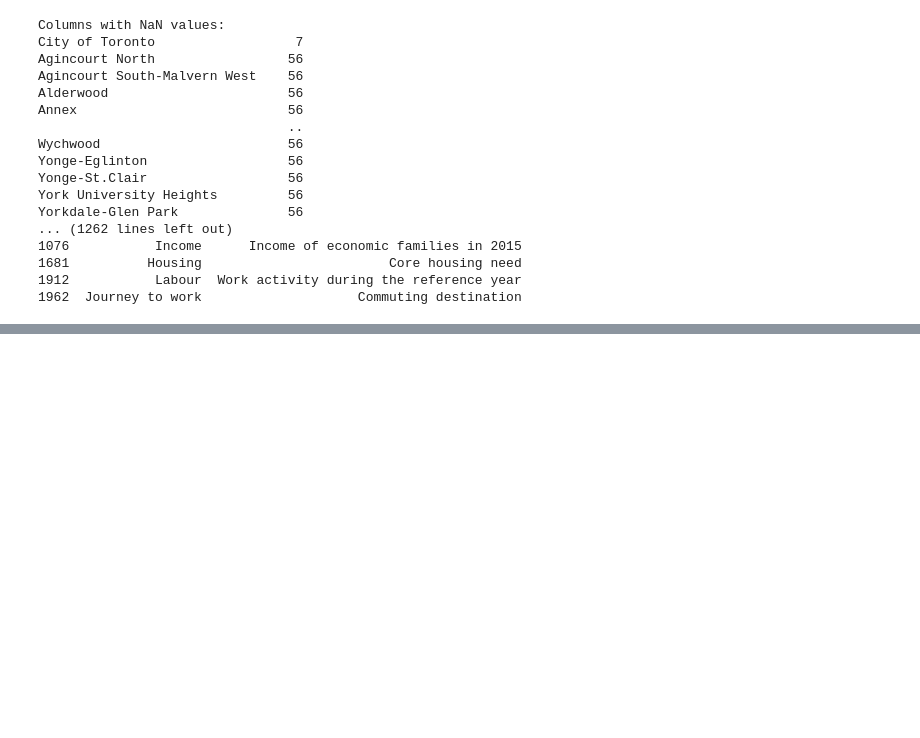
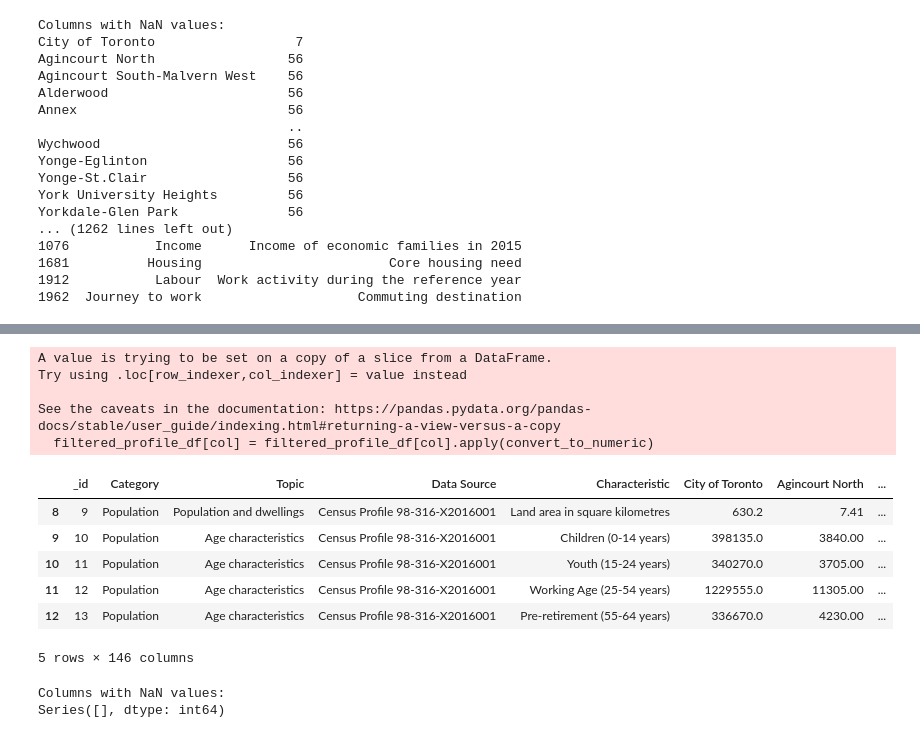
Before and after one commit to mengxi-ream/toronto-lens, a Jupyter notebook: prepare/preprocessing.ipynb, the cells around one changed output, grey strips where cells are left out. Cells and saved outputs as stored; diff of their text form; code cells hidden in the pictures; blank space fills up the shorter version.

```diff
--- a/prepare/preprocessing.ipynb
+++ b/prepare/preprocessing.ipynb
@@ -264,0 +276,53 @@ Yorkdale-Glen Park              56
+# %%
+# 获取需要处理的列（从第6列开始）
+value_columns = filtered_profile_df.columns[5:]
+
+# 定义函数来转换字符串为数值
+def convert_to_numeric(x):
+    if pd.isna(x):  # 处理空值
+        return x
+    # 移除千位分隔符
+    if isinstance(x, str):
+        x = x.replace(',', '')
+    # 转换为float
+    try:
+        return float(x)
+    except:
+        return x
+
+# 应用转换到所有数值列
+for col in value_columns:
+    filtered_profile_df[col] = filtered_profile_df[col].apply(convert_to_numeric)
+
+filtered_profile_df.head()
+# %% [output]
+A value is trying to be set on a copy of a slice from a DataFrame.
+Try using .loc[row_indexer,col_indexer] = value instead
+
+See the caveats in the documentation: https://pandas.pydata.org/pandas-docs/stable/user_guide/indexing.html#returning-a-view-versus-a-copy
+  filtered_profile_df[col] = filtered_profile_df[col].apply(convert_to_numeric)
+|  | _id | Category | Topic | Data Source | Characteristic | City of Toronto | Agincourt North | ... |
+| 8 | 9 | Population | Population and dwellings | Census Profile 98-316-X2016001 | Land area in square kilometres | 630.2 | 7.41 | ... |
+| 9 | 10 | Population | Age characteristics | Census Profile 98-316-X2016001 | Children (0-14 years) | 398135.0 | 3840.00 | ... |
+| 10 | 11 | Population | Age characteristics | Census Profile 98-316-X2016001 | Youth (15-24 years) | 340270.0 | 3705.00 | ... |
+| 11 | 12 | Population | Age characteristics | Census Profile 98-316-X2016001 | Working Age (25-54 years) | 1229555.0 | 11305.00 | ... |
+| 12 | 13 | Population | Age characteristics | Census Profile 98-316-X2016001 | Pre-retirement (55-64 years) | 336670.0 | 4230.00 | ... |
+5 rows × 146 columns
+# %%
+# Count NaN values for each column
+nan_counts = filtered_profile_df.isna().sum()
+
+# Show only columns that have NaN values (if any)
+columns_with_nans = nan_counts[nan_counts > 0]
+print("Columns with NaN values:")
+print(columns_with_nans)
+
+# For columns with NaN values, show unique Category-Topic combinations
+if len(columns_with_nans) > 0:
+    for col in columns_with_nans.index:
+        print(f"\nUnique Category-Topic combinations where {col} is NaN:")
+        unique_combinations = filtered_profile_df[filtered_profile_df[col].isna()][['Category', 'Topic']].drop_duplicates()
+        print(unique_combinations)
+# %% [output]
+Columns with NaN values:
+Series([], dtype: int64)
```
Also changed, not shown: parts of 11 cells of this notebook, 4 other files.
